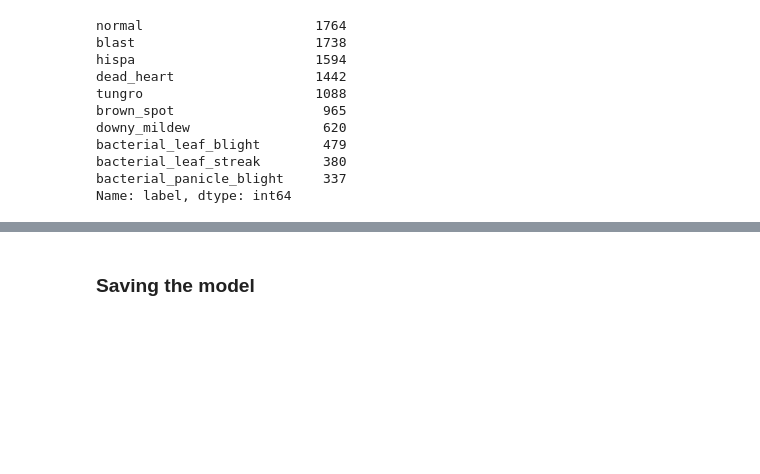
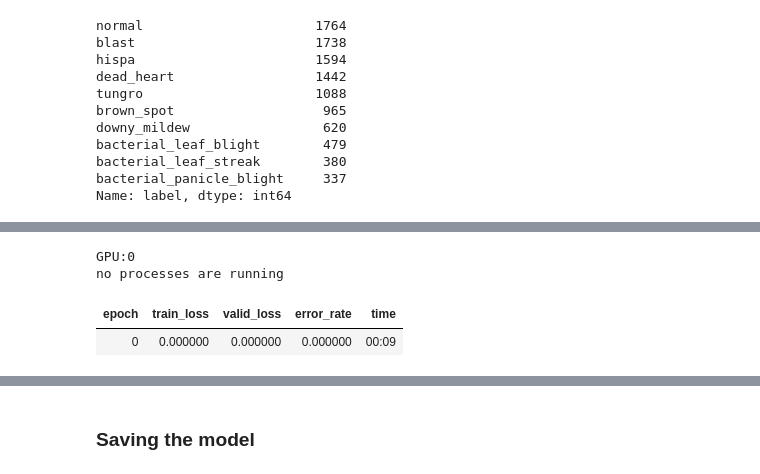
Before and after one commit to jalkestrup/fastai_course, a Jupyter notebook: 06_Paddy_vision/paddy_part3.ipynb, the cells around one changed output, grey strips where cells are left out. Drawn from its saved outputs; the diff is of its cells as text; code cells hidden in the pictures; blank space fills up the shorter version.

Commit message:
Implemented gpu reporting and started model testing

```diff
--- a/06_Paddy_vision/paddy_part3.ipynb
+++ b/06_Paddy_vision/paddy_part3.ipynb
@@ -141,10 +144,0 @@ train_path_subset = path/'train_subset'/'bacterial_panicle_blight'
-# %%
-dls = ImageDataLoaders.from_folder(train_path,
-                                        valid_pct=0.2,
-                                        seed=42,
-                                        item_tfms=Resize(480, method='squish'),
-                                        #Data augmentation done on GPU, transformations of the data taking
-                                        #a subset of the image (128) and applying random transformations
-                                        batch_tfms=aug_transforms(size=128, min_scale=0.75))
-
-dls.show_batch()
@@ -158,2 +144,0 @@ To begin with, choose decent accuracy but FAST model = Resnet26d
-# %%
-learn = vision_learner(dls, 'resnet26d', metrics=error_rate, path='.').to_fp16()
@@ -183,0 +145,25 @@ Took 8 min to finetune on colab, quite a bit longer than the 1 min it took in Je
+# %%
+#Define a train function to test different models
+def train_model(arch, aug_size, item=Resize(480, method='squish'), accum=1, finetune=True,epochs=12):
+  dls = ImageDataLoaders.from_folder(train_path_subset,
+                                        valid_pct=0.2,
+                                        item_tfms=item,
+                                        #default bs=64
+                                        batch_tfms=aug_transforms(size=aug_size, min_scale=0.75), bs=64//accum)
+  cbs = GradientAccumulation(64) if accum else []
+  #cbs is one or a list of Callbacks to pass to the Learner. Callbacks are used for every tweak of the training loop.
+  learn = vision_learner(dls,arch,metrics=error_rate, cbs=cbs).to_fp16()
+  if finetune:
+    learn.fine_tune(epochs, 0.01)
+    return learn.tta(dl=dls.test_dl(test_files))
+  else:
+    learn.unfreeze()
+    learn.fit_one_cycle(epochs, 0.01)
+# %%
+!pip install pynvml
+
+import gc
+def report_gpu():
+  print(torch.cuda.list_gpu_processes())
+  gc.collect()
+  torch.cuda.empty_cache()
@@ -183,0 +172,11 @@ Took 8 min to finetune on colab, quite a bit longer than the 1 min it took in Je
+# %%
+report_gpu()
+# %% [output]
+GPU:0
+no processes are running
+# %%
+train_model('convnext_small_in22k', 128, epochs=1, accum=1, finetune=False)
+report_gpu()
+# %% [output]
+| epoch | train_loss | valid_loss | error_rate | time |
+| 0 | 0.000000 | 0.000000 | 0.000000 | 00:09 |
```
Also changed, not shown: parts of 16 cells of this notebook.
